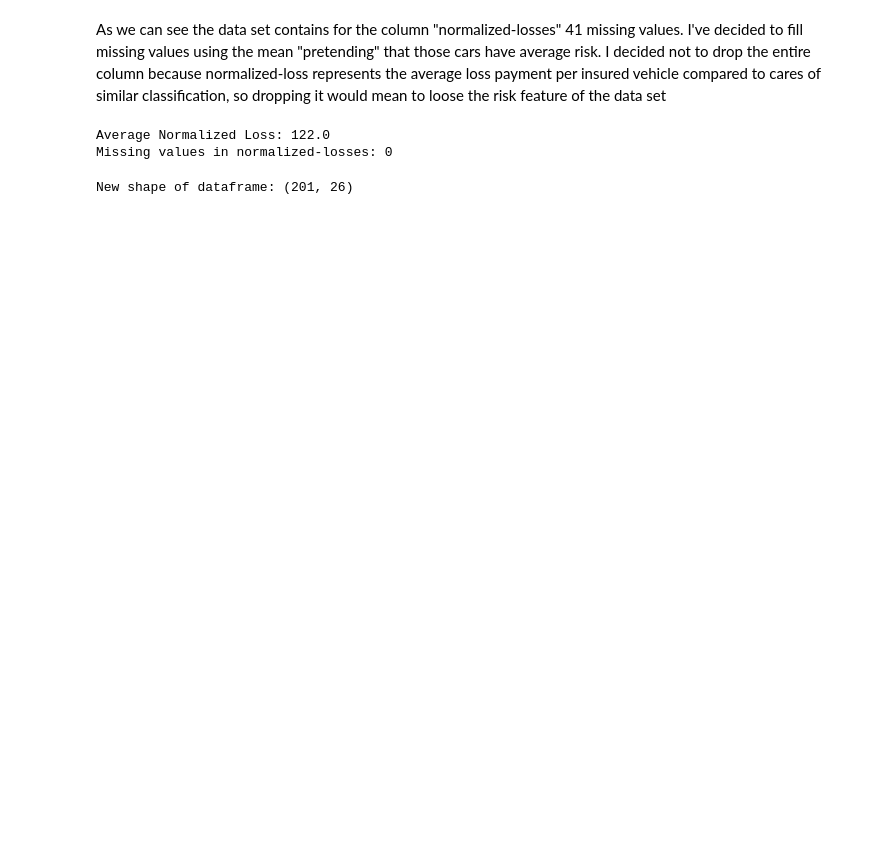
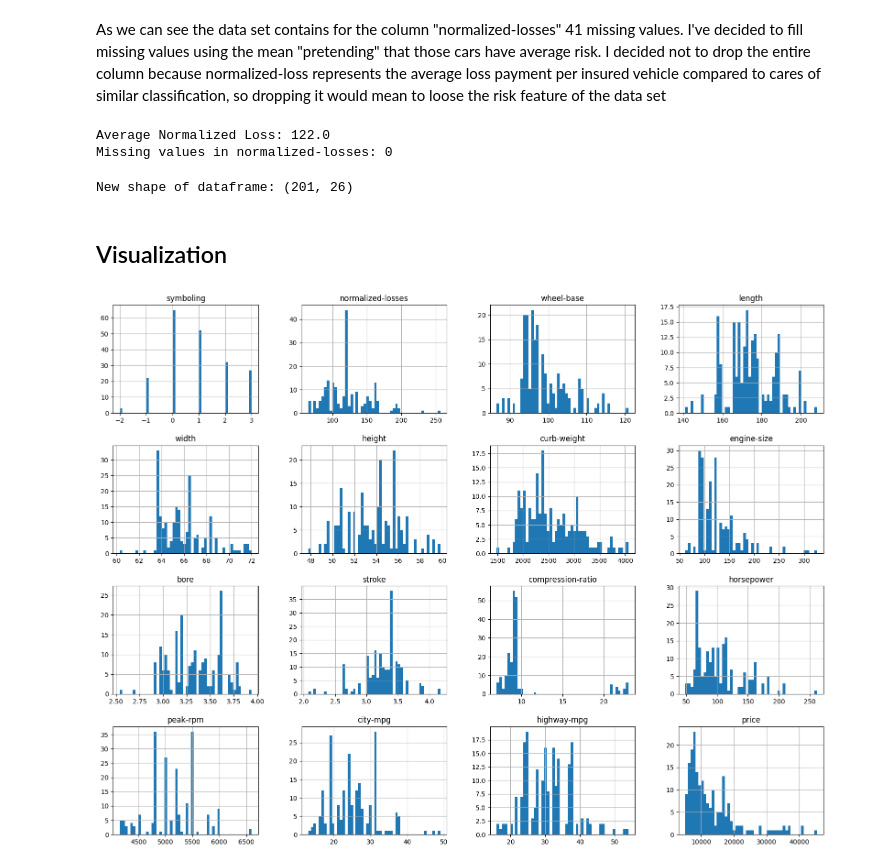
Before and after one commit to LucaM711/data-science-portfolio, a Jupyter notebook: projects/01_automobile_eda/data/01_eda_analysis.ipynb, the cells around one changed output. Drawn from its saved outputs; the diff is of its cells as text; code cells hidden in the pictures; blank space fills up the shorter version.

Commit message:
Visualization graphs and relationship variables

```diff
--- a/projects/01_automobile_eda/data/01_eda_analysis.ipynb
+++ b/projects/01_automobile_eda/data/01_eda_analysis.ipynb
@@ -56,3 +56,11 @@ df.reset_index(drop=True, inplace=True)
 print(f"New shape of dataframe: {df.shape}")
 # %% [output]
 New shape of dataframe: (201, 26)
+# %% [markdown]
+## Visualization
+# %%
+%matplotlib inline
+df.hist(bins=50, figsize=(20, 15))
+plt.show()
+# %% [output]
+[figure, added]
```
Also changed, not shown: parts of 3 cells of this notebook.
